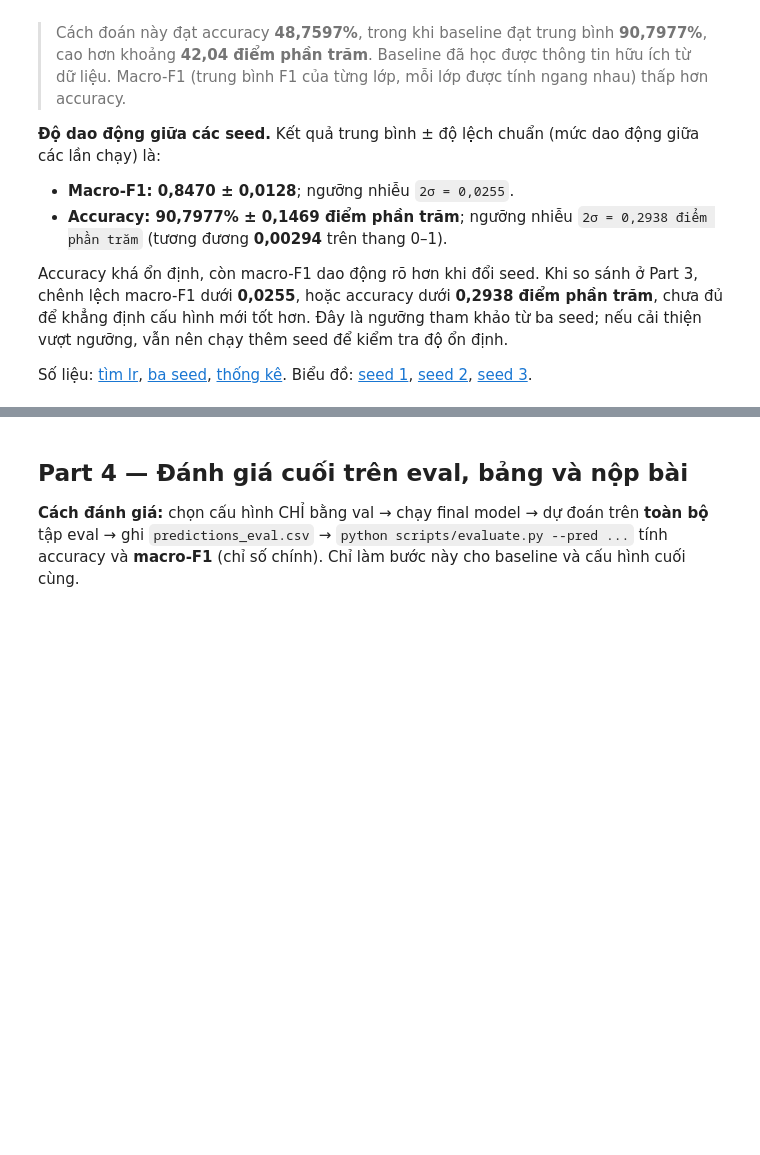
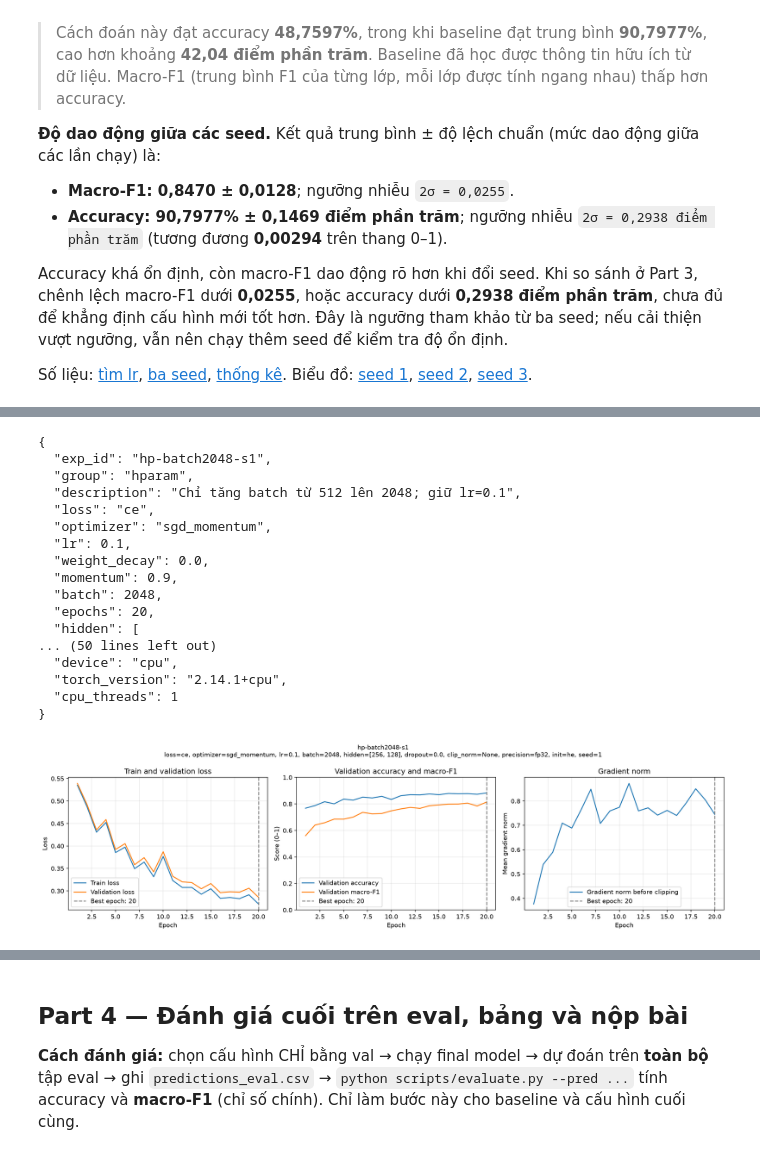
Before and after one commit to VietAnh-AI2-UET/K4-Track4-Day1-Neuralnetwork, a Jupyter notebook: submission_2A202602611/code/lab.ipynb, the cells around one changed output, grey strips where cells are left out. Drawn from its saved outputs; the diff is of its cells as text; code cells hidden in the pictures; blank space fills up the shorter version.

```diff
--- a/submission_2A202602611/code/lab.ipynb
+++ b/submission_2A202602611/code/lab.ipynb
@@ -502,0 +698,26 @@ Chủ đề: loss · optimizer · hparam · dropout · clipping · amp · init.
+# %%
+trial = TRIALS[3]
+result = run_trial(baseline_cfg, trial, part3_data, OUT_DIR)
+part3_results.append(result)
+# Cùng split và khởi tạo seed 1 phải có cùng loss trước bước cập nhật đầu tiên.
+assert abs(result["summary"]["step0_loss"] - baseline_result["summary"]["step0_loss"]) < 1e-6
+display(Image(filename=str(figures_dir / (trial["exp_id"] + ".png"))))
+# %% [output]
+{
+  "exp_id": "hp-batch2048-s1",
+  "group": "hparam",
+  "description": "Chỉ tăng batch từ 512 lên 2048; giữ lr=0.1",
+  "loss": "ce",
+  "optimizer": "sgd_momentum",
+  "lr": 0.1,
+  "weight_decay": 0.0,
+  "momentum": 0.9,
+  "batch": 2048,
+  "epochs": 20,
+  "hidden": [
+... (50 lines left out)
+  "device": "cpu",
+  "torch_version": "2.14.1+cpu",
+  "cpu_threads": 1
+}
+[figure, added]
```
Also changed, not shown: parts of 35 cells of this notebook, 45 other files.
